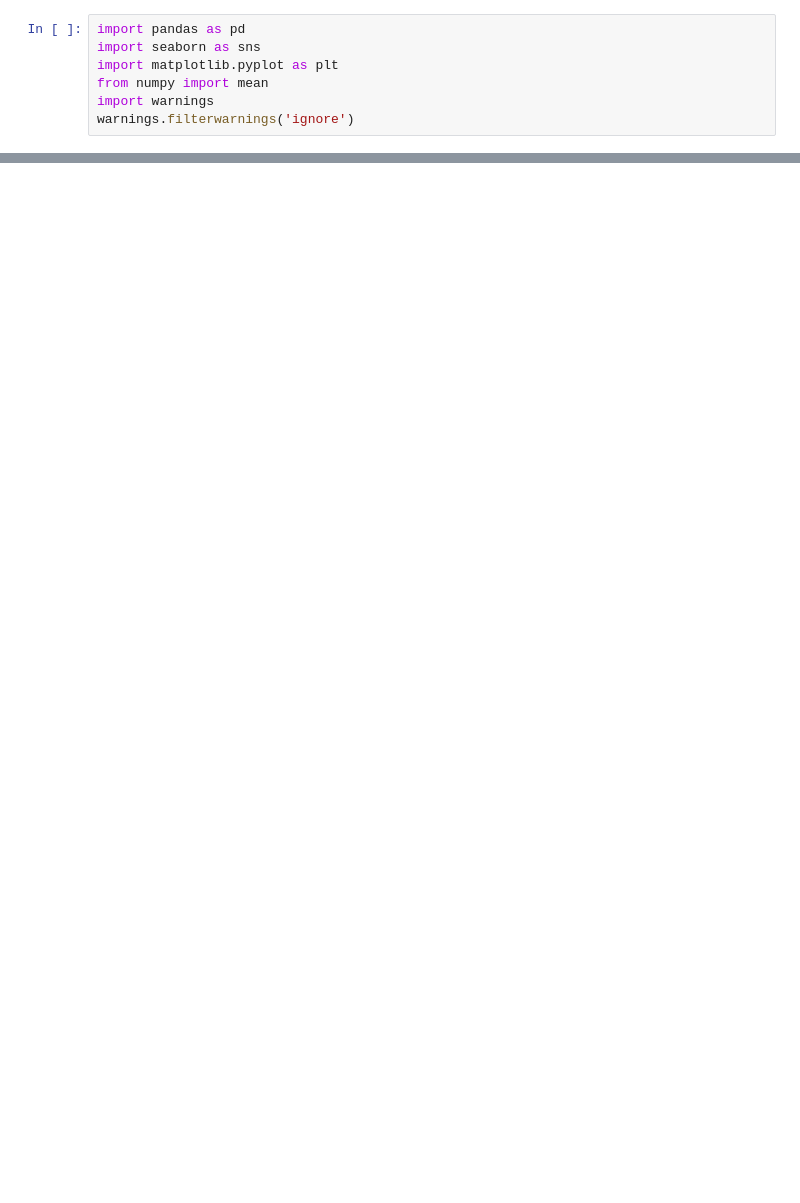
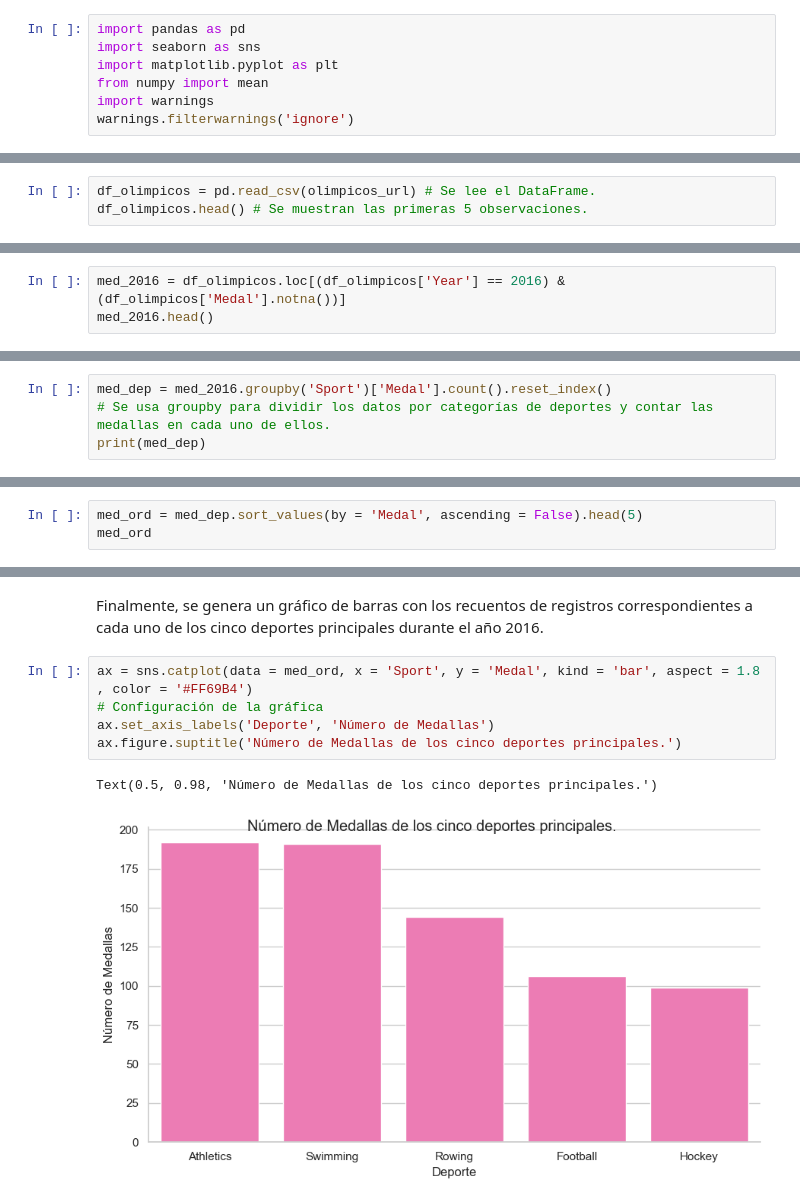
Before and after one commit to kmarcela11/VisualizacionCorte1, a Jupyter notebook: _sources/Ejercicio1.ipynb, the cells around one changed output, grey strips where cells are left out. Cells and saved outputs as stored; diff of their text form; blank space fills up the shorter version.

```diff
--- a/_sources/Ejercicio1.ipynb
+++ b/_sources/Ejercicio1.ipynb
@@ -170,0 +19,3 @@ Genere un gráfico de barras que indique el peso medio de los jugadores, clasifi
+# %%
+df_olimpicos = pd.read_csv(olimpicos_url) # Se lee el DataFrame.
+df_olimpicos.head() # Se muestran las primeras 5 observaciones.
@@ -170,0 +34,3 @@ Genere un gráfico de barras que indique el peso medio de los jugadores, clasifi
+# %%
+med_2016 = df_olimpicos.loc[(df_olimpicos['Year'] == 2016) & (df_olimpicos['Medal'].notna())]
+med_2016.head()
@@ -170,0 +46,4 @@ Genere un gráfico de barras que indique el peso medio de los jugadores, clasifi
+# %%
+med_dep = med_2016.groupby('Sport')['Medal'].count().reset_index()
+# Se usa groupby para dividir los datos por categorías de deportes y contar las medallas en cada uno de ellos.
+print(med_dep)
@@ -170,0 +70,3 @@ Genere un gráfico de barras que indique el peso medio de los jugadores, clasifi
+# %%
+med_ord = med_dep.sort_values(by = 'Medal', ascending = False).head(5)
+med_ord
@@ -170,0 +80,10 @@ Genere un gráfico de barras que indique el peso medio de los jugadores, clasifi
+# %% [markdown]
+Finalmente, se genera un gráfico de barras con los recuentos de registros correspondientes a cada uno de los cinco deportes principales durante el año 2016.
+# %%
+ax = sns.catplot(data = med_ord, x = 'Sport', y = 'Medal', kind = 'bar', aspect = 1.8 , color = '#FF69B4')
+# Configuración de la gráfica
+ax.set_axis_labels('Deporte', 'Número de Medallas')
+ax.figure.suptitle('Número de Medallas de los cinco deportes principales.')
+# %% [output]
+Text(0.5, 0.98, 'Número de Medallas de los cinco deportes principales.')
+[figure, added]
```
Also changed, not shown: parts of 51 cells of this notebook, 10 other files.
